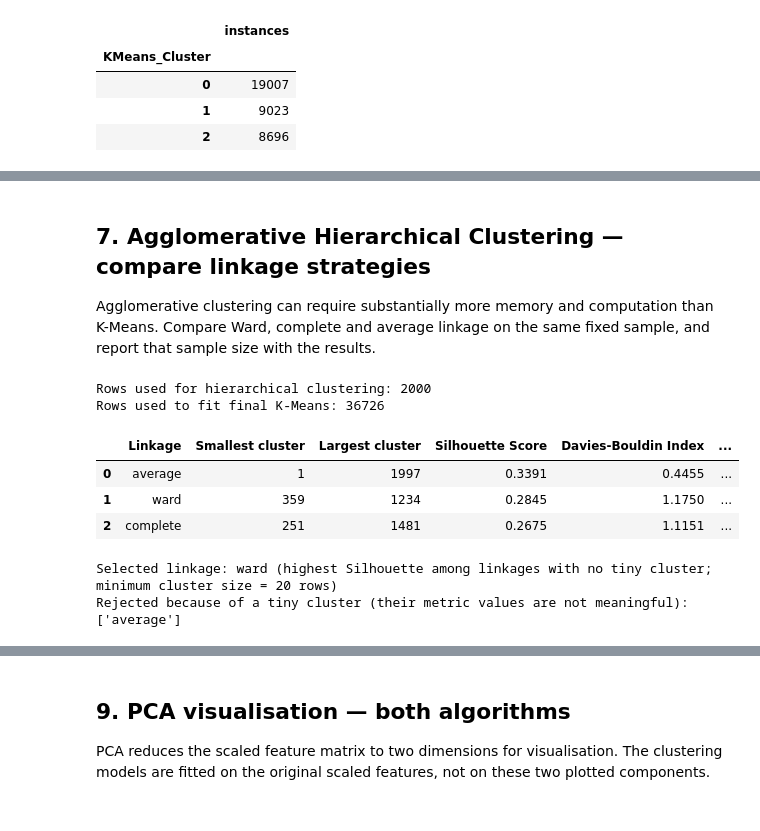
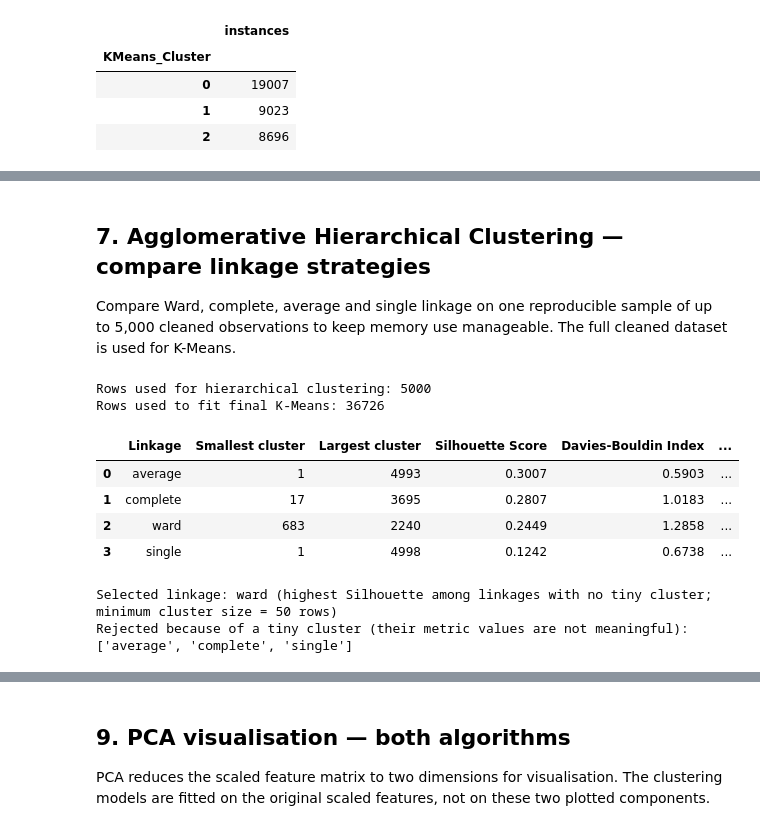
Before and after one commit to hemnath-28/ML-Evaulation-, a Jupyter notebook: notebooks/clustering.ipynb, the cells around one changed output, grey strips where cells are left out. Cells and saved outputs as stored; diff of their text form; code cells hidden in the pictures.

```diff
--- a/notebooks/clustering.ipynb
+++ b/notebooks/clustering.ipynb
@@ -257,20 +307,14 @@ For each candidate, fit K-Means on all cleaned rows. Compute Silhouette on the s
 # %%
-# Fixed subset used only to estimate Silhouette for candidate K values.
-SILHOUETTE_SAMPLE_SIZE = min(5000, len(X_scaled))
-eval_rng = np.random.RandomState(RANDOM_STATE)
-eval_positions = np.sort(eval_rng.choice(len(X_scaled), size=SILHOUETTE_SAMPLE_SIZE, replace=False))
-
+# Fit and evaluate every candidate k on all cleaned observations.
 k_rows = []
 for k in k_values:
     model = KMeans(n_clusters=k, random_state=RANDOM_STATE, n_init=10)
-    labels = model.fit_predict(X_scaled)  # fit on all cleaned rows
-    subset_labels = labels[eval_positions]
-    subset_X = X_scaled[eval_positions]
+    labels = model.fit_predict(X_scaled)
     sizes = np.bincount(labels, minlength=k)
     k_rows.append({
         "k": k,
         "Inertia (all rows)": model.inertia_,
-        f"Silhouette (sample n={SILHOUETTE_SAMPLE_SIZE})": silhouette_score(subset_X, subset_labels),
+        "Silhouette (all rows)": silhouette_score(X_scaled, labels),
         "Davies-Bouldin (all rows)": davies_bouldin_score(X_scaled, labels),
         "Calinski-Harabasz (all rows)": calinski_harabasz_score(X_scaled, labels),
         "Smallest cluster (all rows)": int(sizes.min()),
@@ -279,14 +323,5 @@ for k in k_values:
 k_table = pd.DataFrame(k_rows)
 display(k_table.round(4))
 
-sil_col = f"Silhouette (sample n={SILHOUETTE_SAMPLE_SIZE})"
-fig, axes = plt.subplots(1, 3, figsize=(16, 4))
-for ax, col in zip(axes, [sil_col, "Davies-Bouldin (all rows)", "Calinski-Harabasz (all rows)"]):
-    ax.plot(k_table["k"], k_table[col], marker="o")
-    ax.set_title(col)
-    ax.set_xlabel("Number of clusters (k)")
-    ax.set_xticks(list(k_values))
-    ax.grid(alpha=0.3)
-plt.tight_layout()
-plt.show()
+sil_col = "Silhouette (all rows)"
 # %% [output]
@@ -326,57 +416,62 @@ K-Means cluster counts on the full cleaned dataset:
 # %% [markdown]
 ## 7. Agglomerative Hierarchical Clustering — compare linkage strategies
 
-Agglomerative clustering can require substantially more memory and computation than K-Means. Compare Ward, complete and average linkage on the same fixed sample, and report that sample size with the results.
+Compare Ward, complete, average and single linkage on one reproducible sample of up to 5,000 cleaned observations to keep memory use manageable. The full cleaned dataset is used for K-Means.
 # %%
 # One reproducible sample is used for all hierarchical linkage and same-sample model comparisons.
-HIERARCHICAL_SAMPLE_SIZE = min(2000, len(df))
-sample_positions = np.sort(np.random.RandomState(RANDOM_STATE).choice(len(df), size=HIERARCHICAL_SAMPLE_SIZE, replace=False))
+HIERARCHICAL_SAMPLE_SIZE = min(5_000, len(df))
+sample_positions = np.sort(
+    np.random.RandomState(RANDOM_STATE).choice(
+        len(df), size=HIERARCHICAL_SAMPLE_SIZE, replace=False
+    )
+)
 sample_df = df.iloc[sample_positions].copy()
 X_hier = X_scaled[sample_positions]
 
-print("Rows used for hierarchical clustering:", len(sample_df))
+print("Rows used for hierarchical clustering:", len(X_hier))
 print("Rows used to fit final K-Means:", len(df))
 # %% [output]
-Rows used for hierarchical clustering: 2000
+Rows used for hierarchical clustering: 5000
 Rows used to fit final K-Means: 36726
 # %%
 linkage_results = []
 hier_labels = {}
 
-for linkage_name in ["ward", "complete", "average"]:
+for linkage_name in ["ward", "complete", "average", "single"]:
     agg = AgglomerativeClustering(n_clusters=KMEANS_K, linkage=linkage_name)
     labels = agg.fit_predict(X_hier)
     hier_labels[linkage_name] = labels
     sizes = np.bincount(labels)
     linkage_results.append({
         "Linkage": linkage_name,
         "Smallest cluster": int(sizes.min()),
         "Largest cluster": int(sizes.max()),
         "Silhouette Score": silhouette_score(X_hier, labels),
         "Davies-Bouldin Index": davies_bouldin_score(X_hier, labels),
         "Calinski-Harabasz Index": calinski_harabasz_score(X_hier, labels)
     })
 
 linkage_results_df = pd.DataFrame(linkage_results).sort_values(
     "Silhouette Score", ascending=False
 ).reset_index(drop=True)
 
 # A linkage that leaves a tiny cluster (under 1% of the sample) is not a meaningful result
 MIN_CLUSTER_SIZE = int(0.01 * len(X_hier))
 linkage_results_df["Valid (no tiny cluster)"] = linkage_results_df["Smallest cluster"] >= MIN_CLUSTER_SIZE
 display(linkage_results_df.round(4))
 
 valid_links = linkage_results_df[linkage_results_df["Valid (no tiny cluster)"]]
 AGG_LINKAGE = valid_links.iloc[0]["Linkage"] if len(valid_links) else "ward"
 print(f"Selected linkage: {AGG_LINKAGE} (highest Silhouette among linkages with no tiny cluster; "
       f"minimum cluster size = {MIN_CLUSTER_SIZE} rows)")
 rejected = linkage_results_df[~linkage_results_df["Valid (no tiny cluster)"]]["Linkage"].tolist()
 if rejected:
     print("Rejected because of a tiny cluster (their metric values are not meaningful):", rejected)
 # %% [output]
 |  | Linkage | Smallest cluster | Largest cluster | Silhouette Score | Davies-Bouldin Index | ... |
-| 0 | average | 1 | 1997 | 0.3391 | 0.4455 | ... |
-| 1 | ward | 359 | 1234 | 0.2845 | 1.1750 | ... |
-| 2 | complete | 251 | 1481 | 0.2675 | 1.1151 | ... |
+| 0 | average | 1 | 4993 | 0.3007 | 0.5903 | ... |
+| 1 | complete | 17 | 3695 | 0.2807 | 1.0183 | ... |
+| 2 | ward | 683 | 2240 | 0.2449 | 1.2858 | ... |
+| 3 | single | 1 | 4998 | 0.1242 | 0.6738 | ... |
-Selected linkage: ward (highest Silhouette among linkages with no tiny cluster; minimum cluster size = 20 rows)
-Rejected because of a tiny cluster (their metric values are not meaningful): ['average']
+Selected linkage: ward (highest Silhouette among linkages with no tiny cluster; minimum cluster size = 50 rows)
+Rejected because of a tiny cluster (their metric values are not meaningful): ['average', 'complete', 'single']
```
Also changed, not shown: parts of 36 cells of this notebook.
